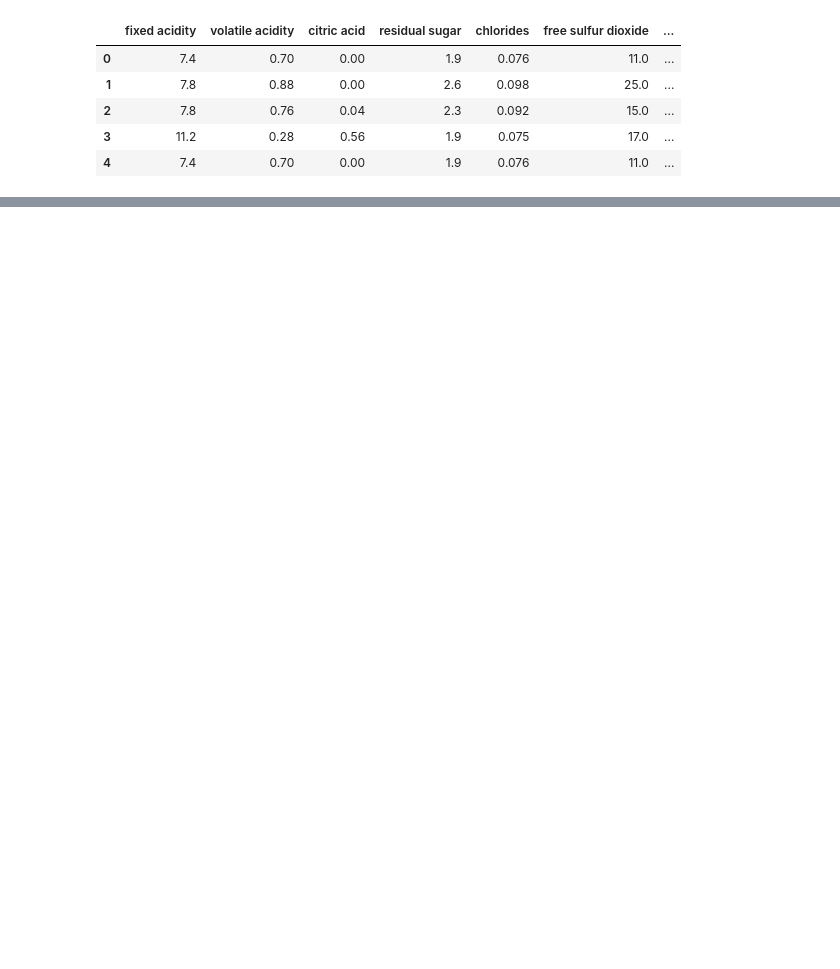
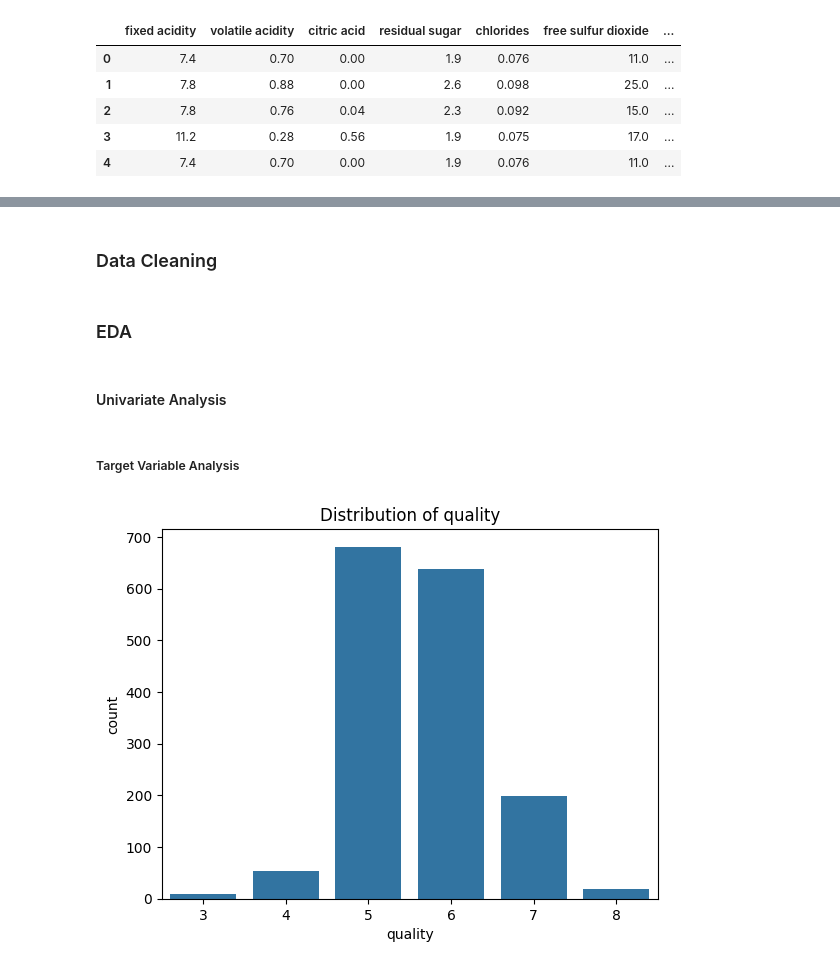
Before and after one commit to Showmemypath/wine-quality-prediction, a Jupyter notebook: wine-quality.ipynb, the cells around one changed output, grey strips where cells are left out. Saved outputs shown, nothing was run; the diff lists cells and outputs as text; code cells hidden in the pictures; blank space fills up the shorter version.

```diff
--- a/wine-quality.ipynb
+++ b/wine-quality.ipynb
@@ -59,4 +26,3 @@ def printf(*args):
 # %%
 path = kagglehub.dataset_download("sumit17125/red-wine-quality-dataset")
-df = pd.read_csv(path + "/winequality-red.csv")
-df = pd.read_csv(path + "/winequality-red.csv",sep=';')
+df = pd.read_csv(f"{path}/winequality-red.csv",sep=";")
@@ -400,0 +78,14 @@ Test accuracy: 0.65625
+# %% [markdown]
+### Data Cleaning
+# %% [markdown]
+### EDA
+# %% [markdown]
+#### Univariate Analysis
+# %% [markdown]
+##### Target Variable Analysis
+# %%
+sns.countplot(df,x='quality')
+plt.title('Distribution of quality')
+plt.show()
+# %% [output]
+[figure, added]
```
Also changed, not shown: parts of 81 cells of this notebook.
